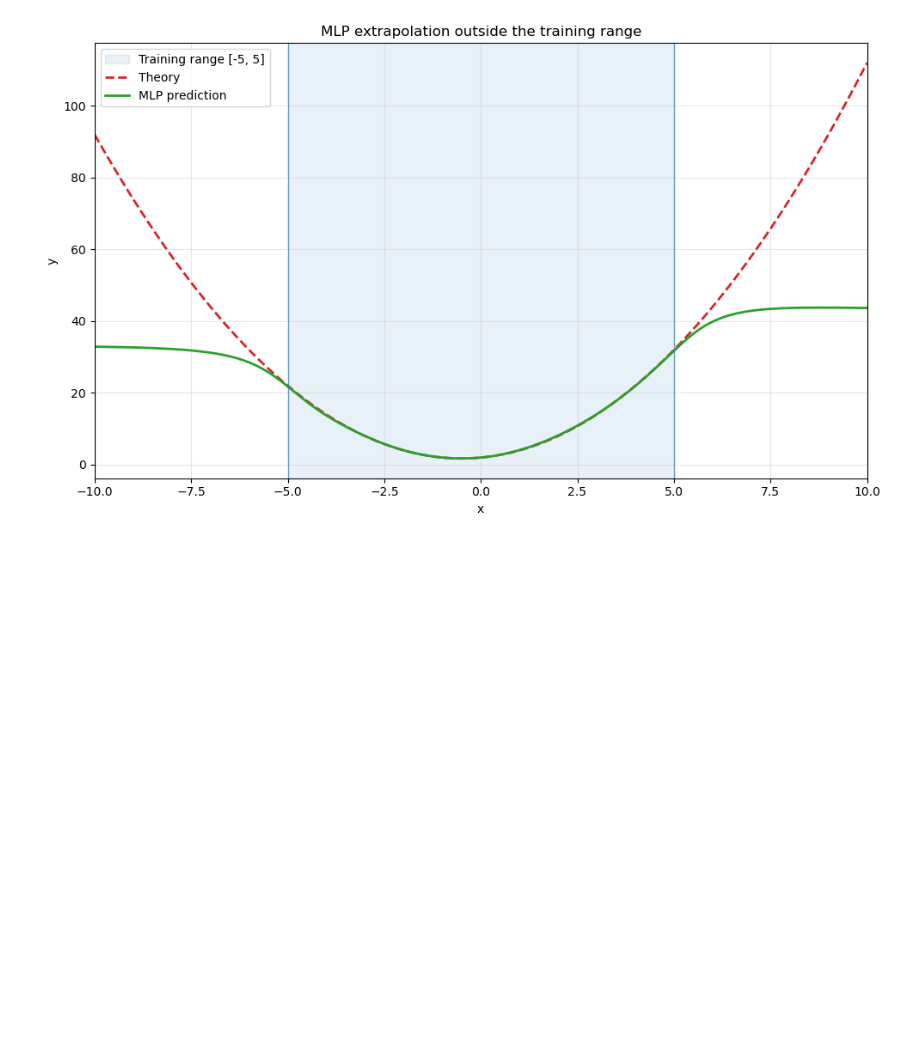
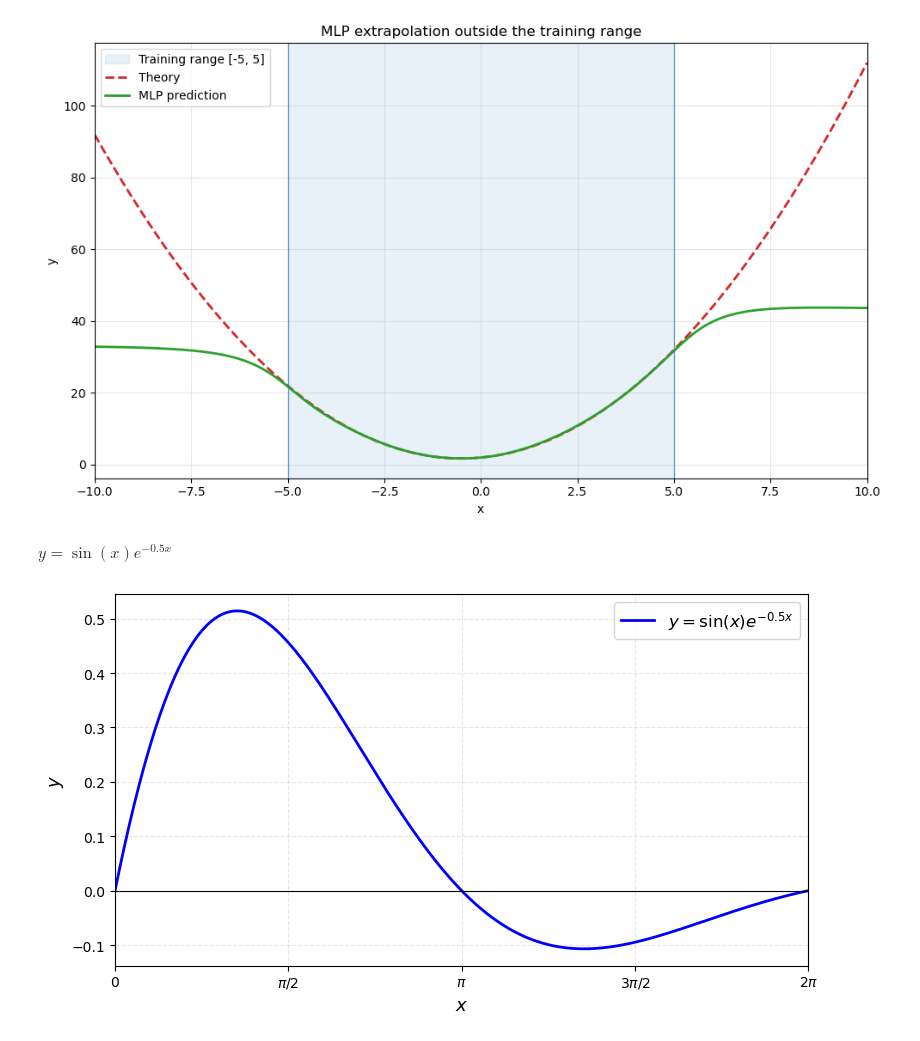
Before and after one commit to 6xiaoyezi6/ROOTExercise, a Jupyter notebook: MachineLearning/1DFunctionFit/1DFit.ipynb, the cells around one changed output. Drawn from its saved outputs; the diff is of its cells as text; code cells hidden in the pictures; blank space fills up the shorter version.

```diff
--- a/MachineLearning/1DFunctionFit/1DFit.ipynb
+++ b/MachineLearning/1DFunctionFit/1DFit.ipynb
@@ -180,3 +180,33 @@ plt.tight_layout()
 plt.show()
 # %% [output]
 [figure]
+# %% [markdown]
+$y=\sin(x)e^{-0.5x}$
+# %%
+import numpy as np
+import matplotlib.pyplot as plt
+
+# 定义函数
+x = np.linspace(0, 2 * np.pi, 1000)
+y = np.sin(x) * np.exp(-0.5 * x)
+
+# 绘图
+fig, ax = plt.subplots(figsize=(8, 4.5))
+ax.plot(x, y, color="blue", linewidth=2, label=r"$y=\sin(x)e^{-0.5x}$")
+
+# 坐标轴
+ax.axhline(0, color="black", linewidth=0.8)
+ax.set_xlim(0, 2 * np.pi)
+ax.set_xlabel(r"$x$", fontsize=13)
+ax.set_ylabel(r"$y$", fontsize=13)
+ax.set_xticks(np.linspace(0, 2 * np.pi, 5))
+ax.set_xticklabels([r"$0$", r"$\pi/2$", r"$\pi$", r"$3\pi/2$", r"$2\pi$"])
+
+# 图例与网格
+ax.legend(fontsize=12)
+ax.grid(True, linestyle="--", alpha=0.3)
+
+plt.tight_layout()
+plt.show()
+# %% [output]
+[figure, added]
```
Also changed, not shown: 16 other files.
